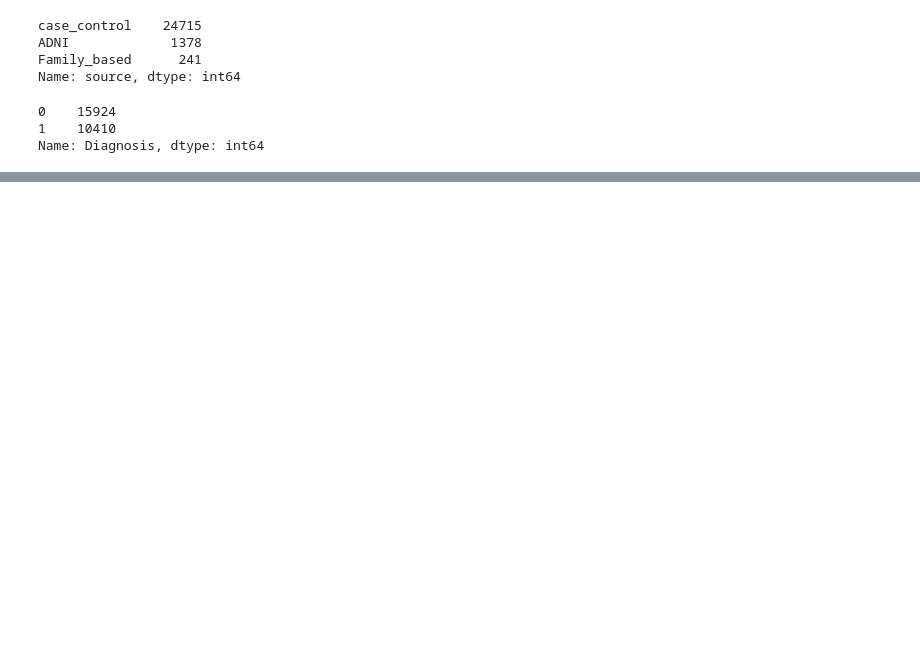
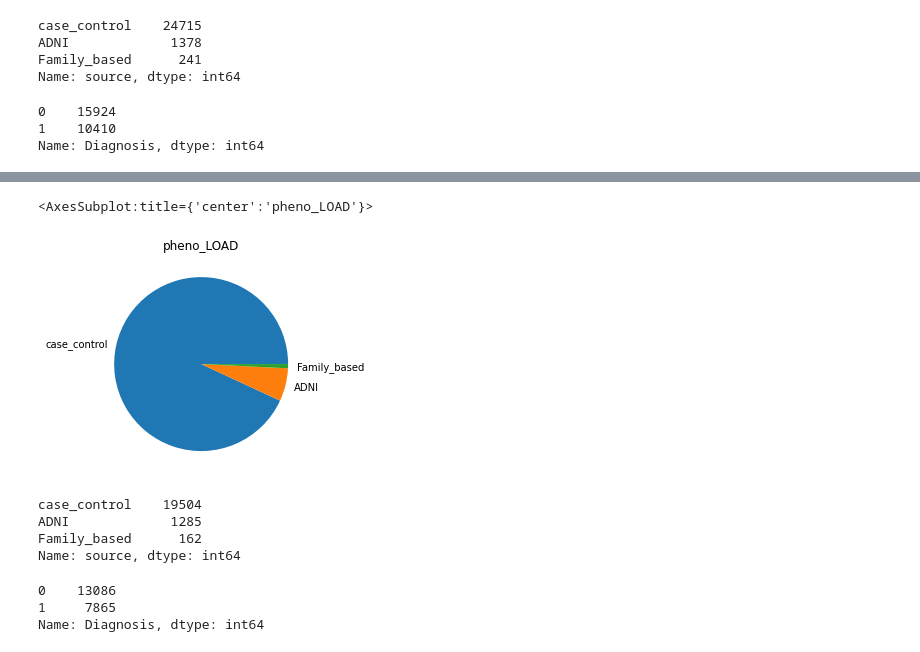
Before and after one commit to teresa-sansan/ADSP_polyfun, a Jupyter notebook: data_processing/phenotype/merge_pheno_36k_mergelisan.ipynb, the cells around one changed output, grey strips where cells are left out. Saved outputs shown, nothing was run; the diff lists cells and outputs as text; code cells hidden in the pictures; blank space fills up the shorter version.

```diff
--- a/data_processing/phenotype/merge_pheno_36k_mergelisan.ipynb
+++ b/data_processing/phenotype/merge_pheno_36k_mergelisan.ipynb
@@ -357,0 +355,18 @@ pheno_fin[pheno_fin.Age >= 65]
+# %%
+pheno_fin_LOAD.source.value_counts().plot(kind='pie', ylabel='', title='pheno_LOAD')
+# %% [output]
+<AxesSubplot:title={'center':'pheno_LOAD'}>
+[figure, added]
+# %%
+pheno_fin_LOAD.source.value_counts()
+# %% [output]
+case_control    19504
+ADNI             1285
+Family_based      162
+Name: source, dtype: int64
+# %%
+pheno_fin_LOAD.Diagnosis.value_counts()
+# %% [output]
+0    13086
+1     7865
+Name: Diagnosis, dtype: int64
```
Also changed, not shown: parts of 10 cells of this notebook, 1 other file.
